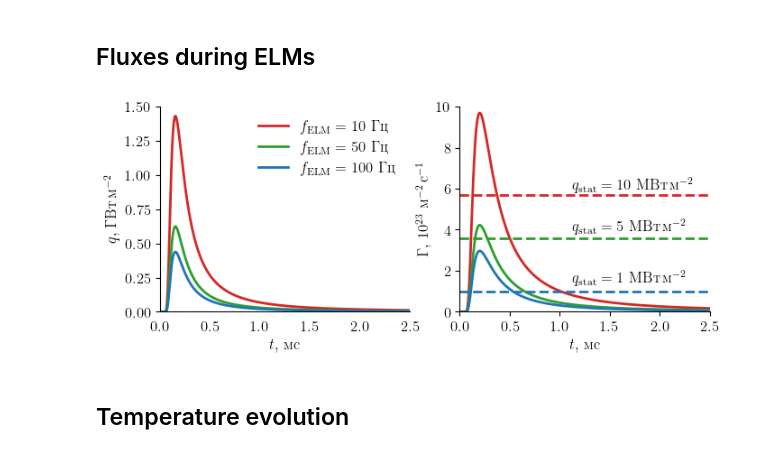
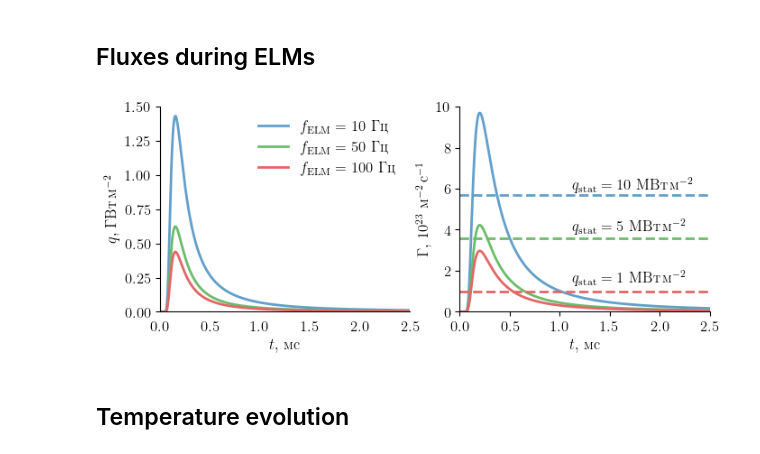
Before and after one commit to KulaginVladimir/PhD, a Jupyter notebook: Scripts/Chapter_3/ELMs/ELMs.ipynb, the cells around one changed output. Saved outputs shown, nothing was run; the diff lists cells and outputs as text; code cells hidden in the pictures.

```diff
--- a/Scripts/Chapter_3/ELMs/ELMs.ipynb
+++ b/Scripts/Chapter_3/ELMs/ELMs.ipynb
@@ -76,7 +77,7 @@ T_eped = 4.7e3  # eV
 q = 1.6e-19  # C
 P_ELM = 0.3 * P_sol
 
-colors = ["tab:red", "tab:green", "tab:blue"]
+colors = ["#629fca", "#6bbc6b", "#e26768"]
 t = np.linspace(0.000001, 0.0025, 2000)
 
 r_en_elm = 1.40e-1
@@ -156,34 +157,34 @@ axs[1].text(
     fontweight="bold",
     va="center",
     color="black",
     transform=axs[1].transAxes,
 )
 axs[1].text(
     0.45,
     0.415,
     r"$q_{\textrm{stat}}=5$ МВт\,м$^{-2}$",
     fontweight="bold",
     va="center",
     color="black",
     transform=axs[1].transAxes,
 )
 axs[1].text(
     0.45,
     0.165,
     r"$q_{\textrm{stat}}=1$ МВт\,м$^{-2}$",
     fontweight="bold",
     va="center",
     color="black",
     transform=axs[1].transAxes,
 )
 
 
 plt.savefig(
     "../../../Thesis/images/ELM_fluxes.pdf", bbox_inches="tight", pad_inches=0.01
 )
 plt.show()
 # %% [output]
-[figure, old version]
+[figure, new version]
 # %% [markdown]
 ## Temperature evolution
 # %%
```
Also changed, not shown: parts of 9 cells of this notebook, 36 other files.
